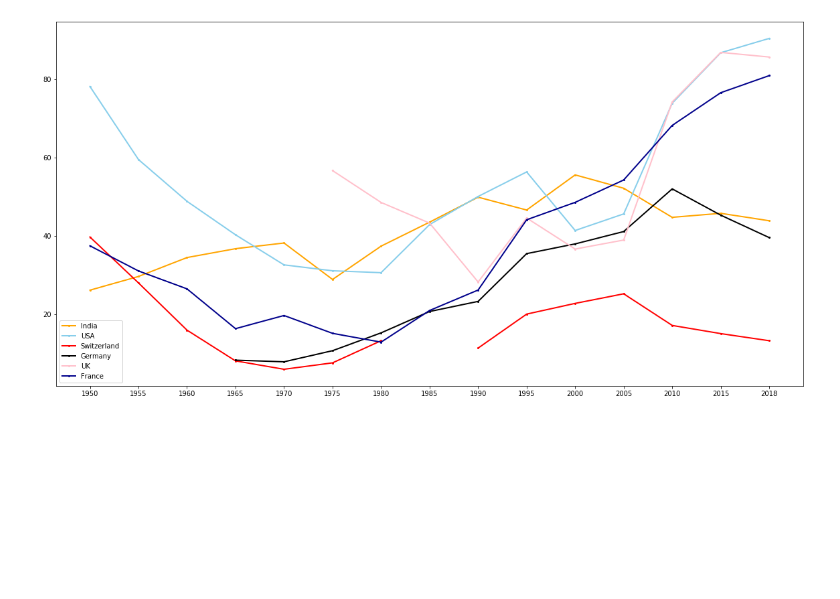
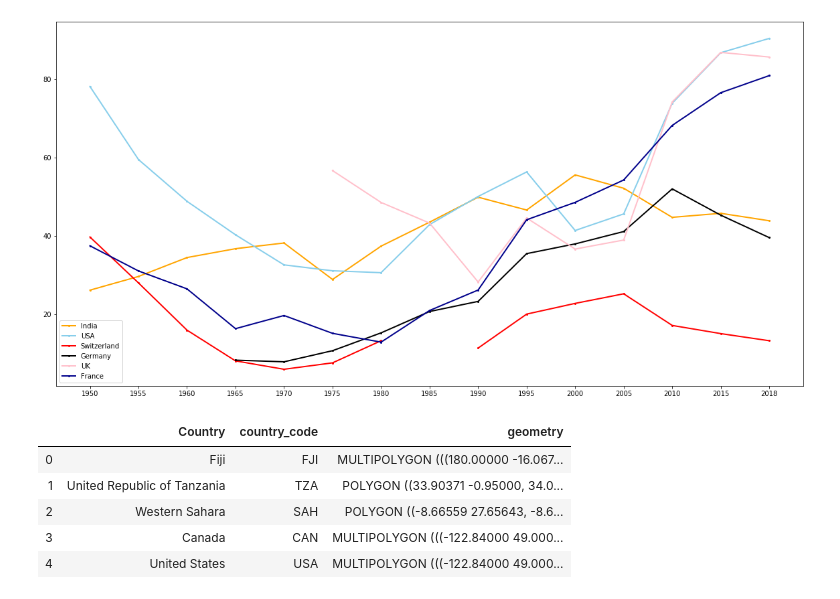
Before and after one commit to skhiearth/International-Debt-Statistics, a Jupyter notebook: IDS.ipynb, the cells around one changed output. Cells and saved outputs as stored; diff of their text form; code cells hidden in the pictures; blank space fills up the shorter version.

```diff
--- a/IDS.ipynb
+++ b/IDS.ipynb
@@ -103,3 +103,24 @@ plt.legend()
 # %% [output]
 <matplotlib.legend.Legend at 0x...>
 [figure]
+# %%
+# Choropleth Map
+import geopandas as gpd
+shapefile = 'dataset/countries_110m/ne_110m_admin_0_countries.shp'
+
+# Read shapefile using Geopandas
+gdf = gpd.read_file(shapefile)[['ADMIN', 'ADM0_A3', 'geometry']]
+
+# Rename columns
+gdf.columns = ['Country', 'country_code', 'geometry']
+gdf = gdf.drop(gdf.index[159]) # Row corresponding to Antarctica
+gdf.at[4,'Country']='United States'
+gdf.at[18,'Country']='Russian Federation'
+gdf.head(5)
+# %% [output]
+|  | Country | country_code | geometry |
+| 0 | Fiji | FJI | MULTIPOLYGON (((180.00000 -16.067... |
+| 1 | United Republic of Tanzania | TZA | POLYGON ((33.90371 -0.95000, 34.0... |
+| 2 | Western Sahara | SAH | POLYGON ((-8.66559 27.65643, -8.6... |
+| 3 | Canada | CAN | MULTIPOLYGON (((-122.84000 49.000... |
+| 4 | United States | USA | MULTIPOLYGON (((-122.84000 49.000... |
```
Also changed, not shown: parts of 3 cells of this notebook.
